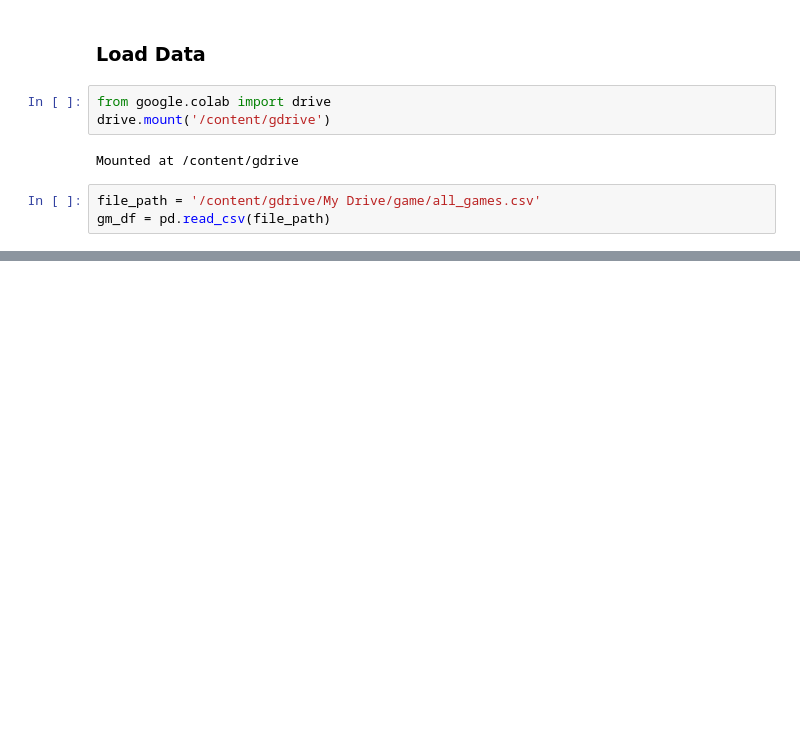
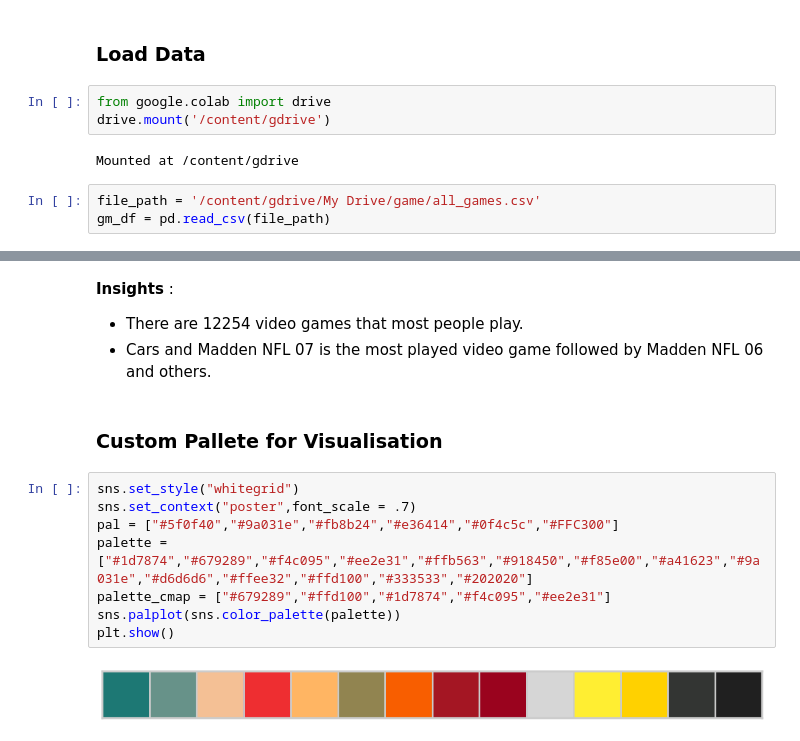
Before and after one commit to AzlinRusnan/STQD6014-Data-Science, a Jupyter notebook: Data_Science_Project2.ipynb, the cells around one changed output, grey strips where cells are left out. Cells and saved outputs as stored; diff of their text form; blank space fills up the shorter version.

```diff
--- a/Data_Science_Project2.ipynb
+++ b/Data_Science_Project2.ipynb
@@ -65,0 +221,17 @@ gm_df.head().style.set_properties(**{"background-color": "#a5492a","color":"whit
+# %% [markdown]
+**Insights** :
+
+*   There are 12254 video games that most people play.
+*   Cars and Madden NFL 07 is the most played video game followed by Madden NFL 06 and others.
+# %% [markdown]
+### **Custom Pallete for Visualisation**
+# %%
+sns.set_style("whitegrid")
+sns.set_context("poster",font_scale = .7)
+pal = ["#5f0f40","#9a031e","#fb8b24","#e36414","#0f4c5c","#FFC300"]
+palette = ["#1d7874","#679289","#f4c095","#ee2e31","#ffb563","#918450","#f85e00","#a41623","#9a031e","#d6d6d6","#ffee32","#ffd100","#333533","#202020"]
+palette_cmap = ["#679289","#ffd100","#1d7874","#f4c095","#ee2e31"]
+sns.palplot(sns.color_palette(palette))
+plt.show()
+# %% [output]
+[figure, added]
```
Also changed, not shown: parts of 21 cells of this notebook.
